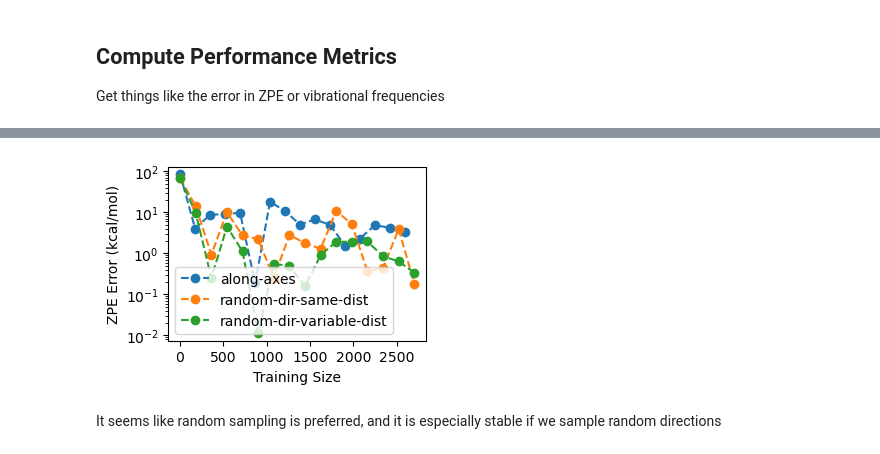
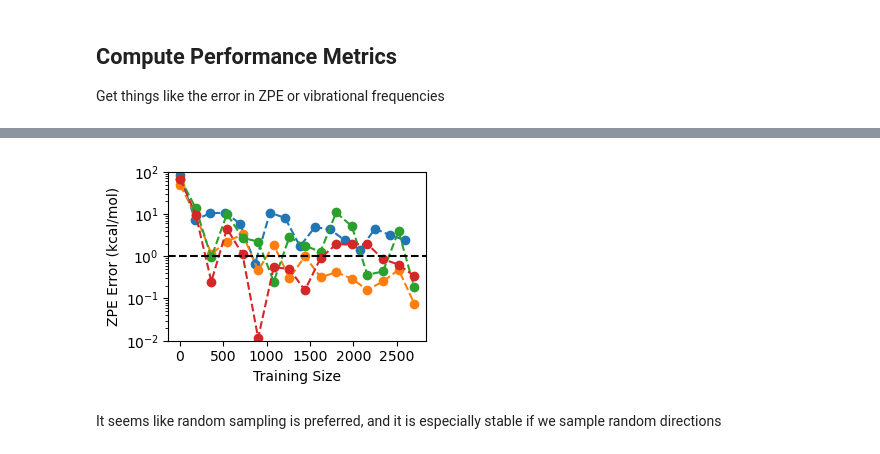
Before and after one commit to globus-labs/faster-molecular-hessians, a Jupyter notebook: notebooks/3_consolidate-results/0_compare-sampling-strategies-with-mbtr.ipynb, the cells around one changed output, grey strips where cells are left out. Cells and saved outputs as stored; diff of their text form; code cells hidden in the pictures.

```diff
--- a/notebooks/3_consolidate-results/0_compare-sampling-strategies-with-mbtr.ipynb
+++ b/notebooks/3_consolidate-results/0_compare-sampling-strategies-with-mbtr.ipynb
@@ -48,7 +50,13 @@ def load_hessian(path: Path) -> list[dict[str, object], str]:
 
     # Get some of the basic information
     _, sampling_method, sampling_options_str = path.name[:-15].rsplit("_", 2)
-    sampling_options = dict(x.split("=") for x in re.split("-([^\d]+=.*)", sampling_options_str) if len(x) > 0)
+    try:
+        if sampling_options_str.count("=") == 1:
+            sampling_options = dict([sampling_options_str.split("=")])
+        else:
+            sampling_options = dict(x.split("=") for x in re.split("-([^\d]+=.+?)-", sampling_options_str + "-") if len(x) > 0)
+    except ValueError as e:
+        raise ValueError(f'Failure for {sampling_options_str}') from e
 
     # For each, load the Hessian on the full dataset and compare to exact answer
     output = []
@@ -57,6 +65,7 @@ def load_hessian(path: Path) -> list[dict[str, object], str]:
             record = json.loads(line)
             compare = compare_hessians(exact_hess.get_atoms(), exact_hess.get_hessian_2d(), record['hessian'])
             output.append({
+                'path': path,
                 'sampling_method': sampling_method,
                 'options': sampling_options_str,
                 'size': record['count'],
@@ -103,0 +108,7 @@ Get things like the error in ZPE or vibrational frequencies
+# %%
+def evaluate_group(group: pd.DataFrame) -> float:
+    """Estimate performance at 1500 data points using interpolation"""
+
+    return interp1d(group['size'], group['vib_mae'], fill_value=group['vib_mae'].max(), bounds_error=False)(target_size)
+# %%
+best_for_sampling_method = set(all_results.groupby(['path', 'sampling_method']).apply(evaluate_group).groupby('sampling_method').apply(lambda x: x.index[np.argmin(x)][0]))
@@ -104,5 +124,5 @@ Get things like the error in ZPE or vibrational frequencies
 # %%
-subset = all_results.query('d==0.01 and (sampling_method != "along-axes" or N == 4)')
+subset = all_results[all_results['path'].apply(best_for_sampling_method.__contains__)]
 # %%
 fig, ax = plt.subplots(figsize=(3.5, 2.5))
 
@@ -122,19 +142,23 @@ fig.tight_layout()
 # %%
 fig, ax = plt.subplots(figsize=(3.5, 2.5))
 
 for gid, group in subset.groupby('sampling_method'):
     ax.plot(group['size'], group['zpe_error'].abs(), '--o', label=gid)
 
-ax.legend()
+#ax.legend()
 
 ax.set_yscale('log')
+ax.set_ylim(1e-2, 100)
+
+ax.set_xlim(ax.get_xlim())
+ax.plot(ax.get_xlim(), [1, 1], 'k--')
 
 ax.set_xlabel('Training Size')
 ax.set_ylabel('ZPE Error (kcal/mol)')
 
 fig.tight_layout()
 # %% [output]
-[figure, old version]
+[figure, new version]
 # %% [markdown]
 It seems like random sampling is preferred, and it is especially stable if we sample random directions
 # %% [markdown]
```
Also changed, not shown: parts of 11 cells of this notebook, 1 other file.
